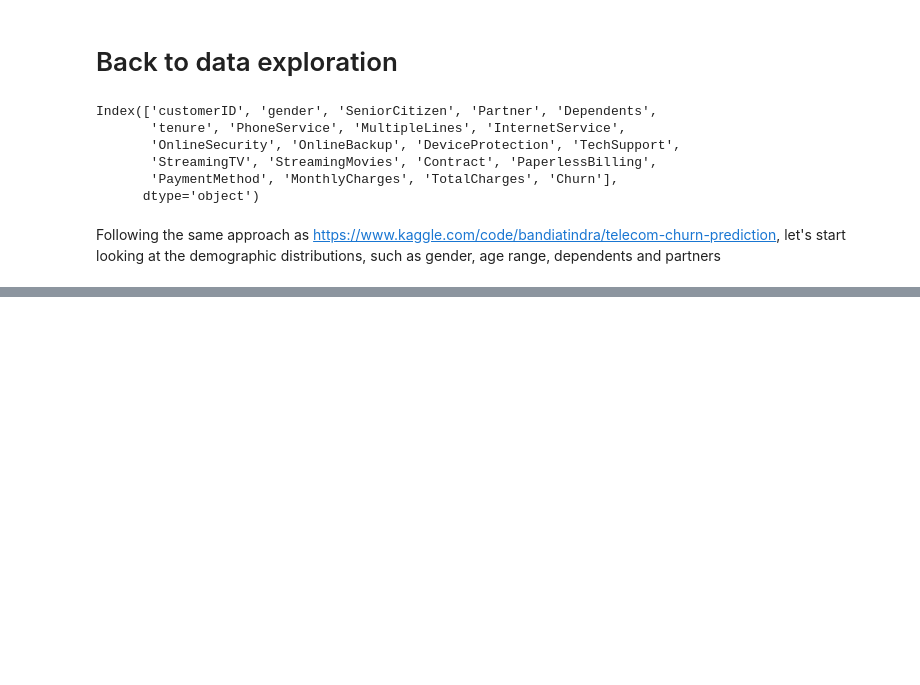
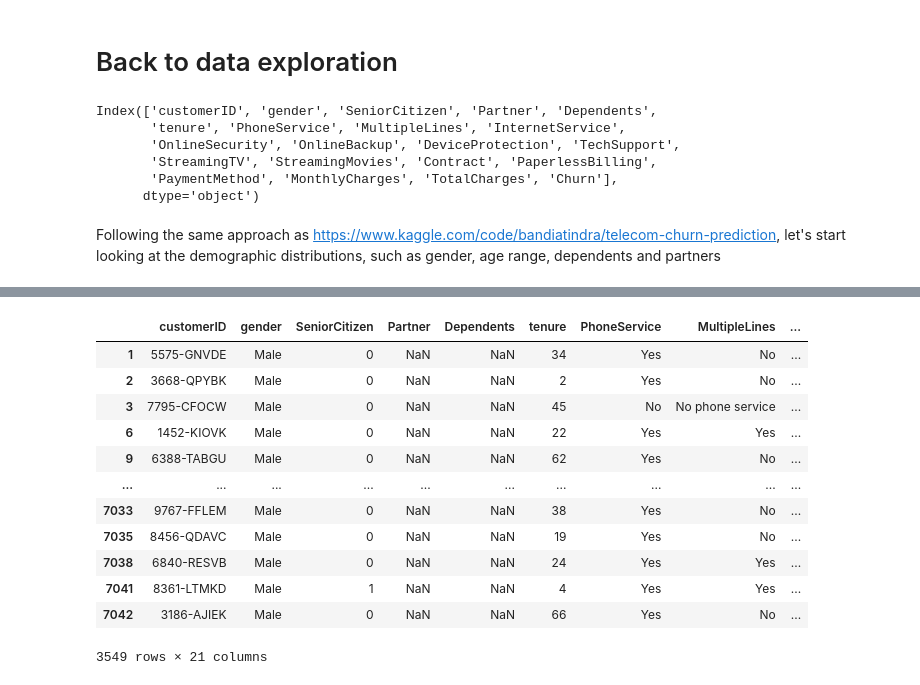
Before and after one commit to emonteiro27/customer_churn, a Jupyter notebook: customer_churn.ipynb, the cells around one changed output, grey strips where cells are left out. Saved outputs shown, nothing was run; the diff lists cells and outputs as text; code cells hidden in the pictures; blank space fills up the shorter version.

```diff
--- a/customer_churn.ipynb
+++ b/customer_churn.ipynb
@@ -281,0 +326,16 @@ plt.show()
+# %%
+df[df['gender']=='Male']
+# %% [output]
+|  | customerID | gender | SeniorCitizen | Partner | Dependents | tenure | PhoneService | MultipleLines | ... |
+| 1 | 5575-GNVDE | Male | 0 | NaN | NaN | 34 | Yes | No | ... |
+| 2 | 3668-QPYBK | Male | 0 | NaN | NaN | 2 | Yes | No | ... |
+| 3 | 7795-CFOCW | Male | 0 | NaN | NaN | 45 | No | No phone service | ... |
+| 6 | 1452-KIOVK | Male | 0 | NaN | NaN | 22 | Yes | Yes | ... |
+| 9 | 6388-TABGU | Male | 0 | NaN | NaN | 62 | Yes | No | ... |
+| ... | ... | ... | ... | ... | ... | ... | ... | ... | ... |
+| 7033 | 9767-FFLEM | Male | 0 | NaN | NaN | 38 | Yes | No | ... |
+| 7035 | 8456-QDAVC | Male | 0 | NaN | NaN | 19 | Yes | No | ... |
+| 7038 | 6840-RESVB | Male | 0 | NaN | NaN | 24 | Yes | Yes | ... |
+| 7041 | 8361-LTMKD | Male | 1 | NaN | NaN | 4 | Yes | Yes | ... |
+| 7042 | 3186-AJIEK | Male | 0 | NaN | NaN | 66 | Yes | No | ... |
+3549 rows × 21 columns
```
Also changed, not shown: parts of 9 cells of this notebook.
